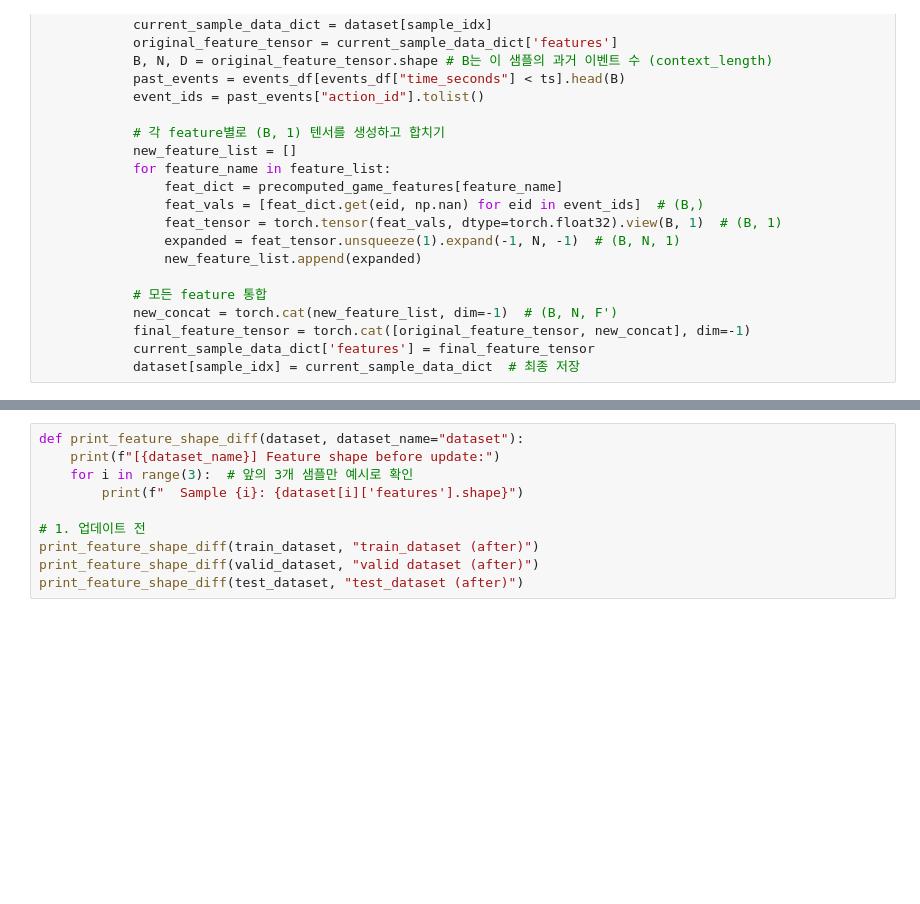
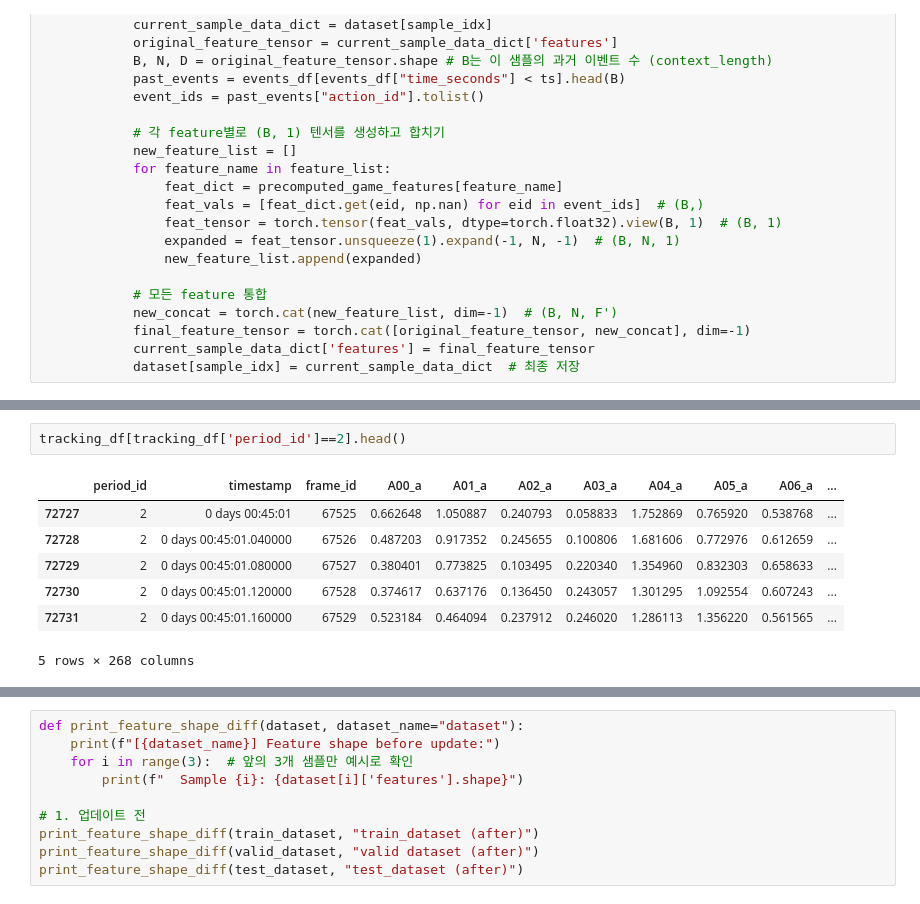
Before and after one commit to leemingo/express-v2, a Jupyter notebook: notebook/3-test-baseline.ipynb, the cells around one changed output, grey strips where cells are left out. Cells and saved outputs as stored; diff of their text form; blank space fills up the shorter version.

```diff
--- a/notebook/3-test-baseline.ipynb
+++ b/notebook/3-test-baseline.ipynb
@@ -170,3 +245,13 @@ def update_features(dataset, feature_list, processed_data_path, transform = True
+# %%
+tracking_df[tracking_df['period_id']==2].head()
+# %% [output]
+|  | period_id | timestamp | frame_id | A00_a | A01_a | A02_a | A03_a | A04_a | A05_a | A06_a | ... |
+| 72727 | 2 | 0 days 00:45:01 | 67525 | 0.662648 | 1.050887 | 0.240793 | 0.058833 | 1.752869 | 0.765920 | 0.538768 | ... |
+| 72728 | 2 | 0 days 00:45:01.040000 | 67526 | 0.487203 | 0.917352 | 0.245655 | 0.100806 | 1.681606 | 0.772976 | 0.612659 | ... |
+| 72729 | 2 | 0 days 00:45:01.080000 | 67527 | 0.380401 | 0.773825 | 0.103495 | 0.220340 | 1.354960 | 0.832303 | 0.658633 | ... |
+| 72730 | 2 | 0 days 00:45:01.120000 | 67528 | 0.374617 | 0.637176 | 0.136450 | 0.243057 | 1.301295 | 1.092554 | 0.607243 | ... |
+| 72731 | 2 | 0 days 00:45:01.160000 | 67529 | 0.523184 | 0.464094 | 0.237912 | 0.246020 | 1.286113 | 1.356220 | 0.561565 | ... |
+5 rows × 268 columns
 # %%
 def print_feature_shape_diff(dataset, dataset_name="dataset"):
     print(f"[{dataset_name}] Feature shape before update:")
```
Also changed, not shown: parts of 24 cells of this notebook, 4 other files.
